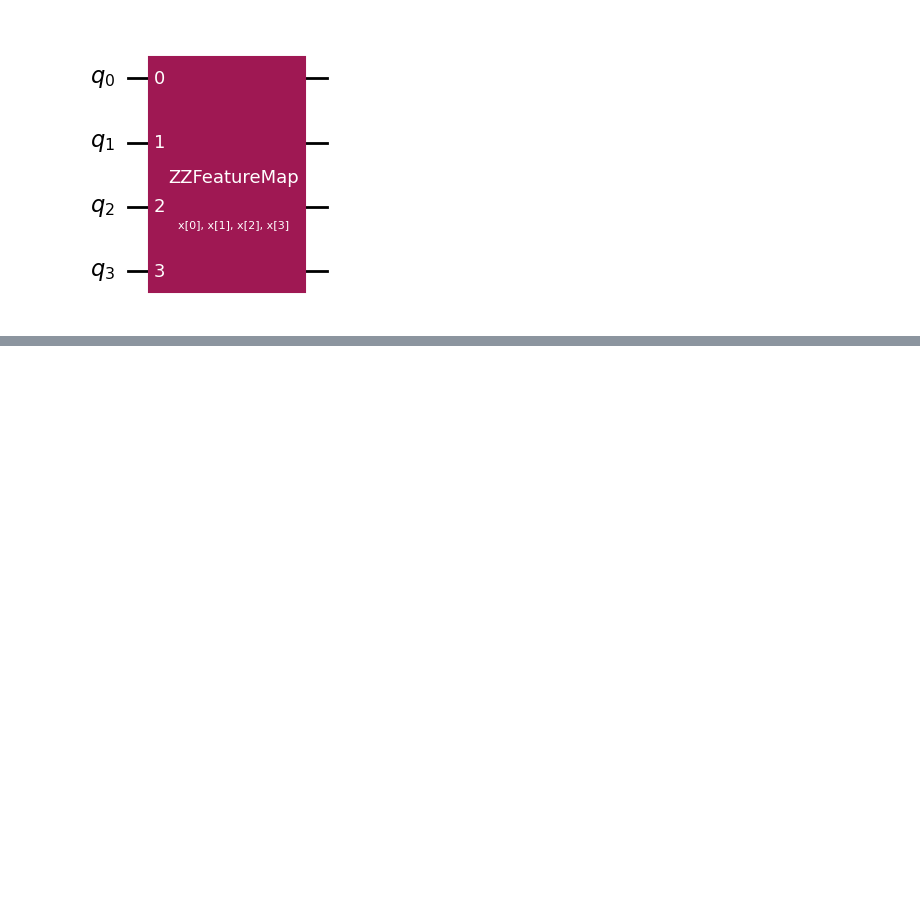
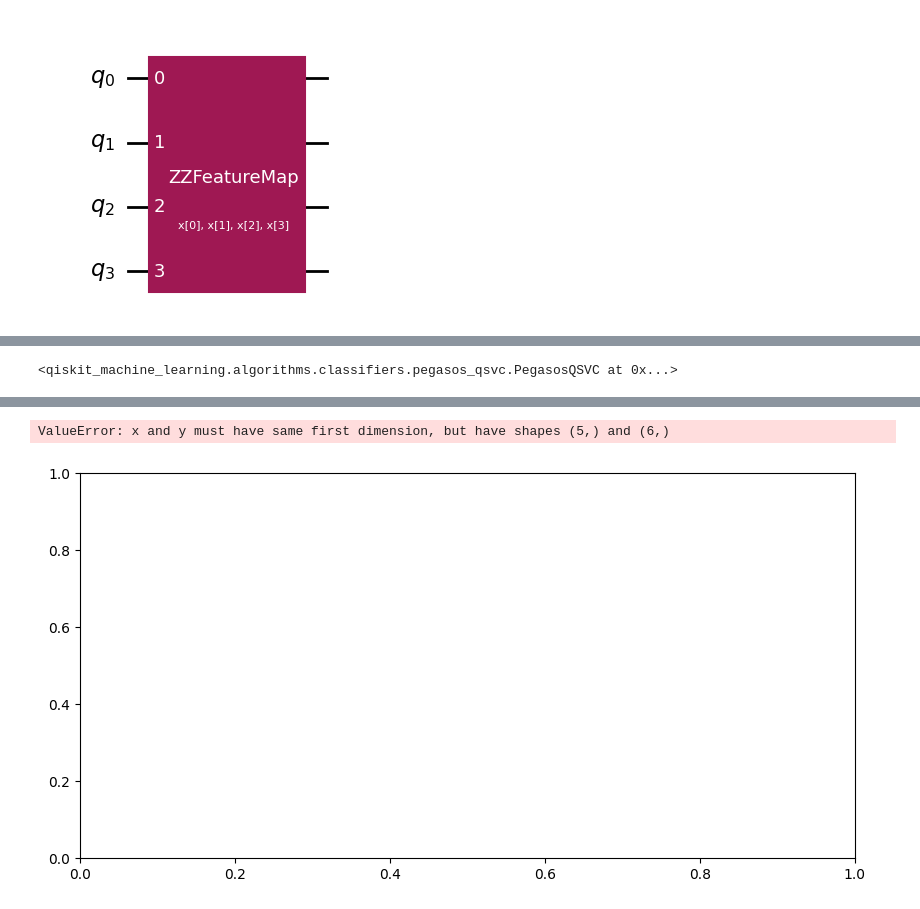
Before and after one commit to PokhrelDeakinGitHub/Deakin_Quantum-ML_genomic, a Jupyter notebook: peg_qsvm_ZZfeatureMap.ipynb, the cells around one changed output, grey strips where cells are left out. Drawn from its saved outputs; the diff is of its cells as text; code cells hidden in the pictures; blank space fills up the shorter version.

```diff
--- a/peg_qsvm_ZZfeatureMap.ipynb
+++ b/peg_qsvm_ZZfeatureMap.ipynb
@@ -205,0 +223,75 @@ Training on part 1 started
+# %%
+pegasos_qsvc.load("/content/drive/MyDrive/Quantum_Studies_phd/PhD/QML_Genom/Pegaos_QSVM_ZZFeatureMap_epoch_3")
+# %% [output]
+<qiskit_machine_learning.algorithms.classifiers.pegasos_qsvc.PegasosQSVC at 0x...>
+# %%
+num_epochs = 3  # Specify the number of epochs
+
+# Loop over each epoch
+for epoch in range(num_epochs):
+    start_time = time.time()  # Start time for the epoch
+    epoch_train_scores = []  # Store training scores for each epoch
+
+    # Loop over each data split
+    for a in range(1, 5):
+        # Load the split data
+        train_sequences_part = np.load(f'/content/drive/MyDrive/Quantum_Studies_phd/PhD/QML_Genom/QML_genom_seq/train_sequences_parts/train_seq_{a}.npy')
+        train_labels_part = np.load(f'/content/drive/MyDrive/Quantum_Studies_phd/PhD/QML_Genom/QML_genom_seq/train_labels_parts/train_labels_{a}.npy')
+
+        print(f"Training on part {a} started")
+
+        # Perform training for each batch
+        for i in range(0, len(train_sequences_part), batch_size):
+            batch_sequences = train_sequences_part[i:i+batch_size]
+            batch_labels = train_labels_part[i:i+batch_size]
+
+            # Fit the model on the batch
+            pegasos_qsvc.fit(batch_sequences, batch_labels)
+
+            # # Optionally evaluate on training data
+            score = pegasos_qsvc.score(batch_sequences, batch_labels)
+            epoch_train_scores.append(score)
+
+            print(f"Epoch {epoch + 3}, Part {a} - Batch {i // batch_size + 1} completed")
+
+        # Optionally, save the model after each part is processed within an epoch
+        pegasos_qsvc.save(f'Pegaos_QSVM_ZZFeatureMap_after_part_{a}_epoch_{epoch+1}')
+        print(f"Model saved after part {a}, epoch {epoch+1} completed")
+
+    # Average training score for the epoch
+    average_train_score = np.mean(epoch_train_scores)
+    train_scores.append(average_train_score)
+
+    # Evaluate on the entire test dataset after each epoch
+    test_score = pegasos_qsvc.score(test_sequences[:4000], test_labels[:4000])
+    test_scores.append(test_score)
+
+    print(f"Epoch {epoch+3} - Training Score: {average_train_score:.4f}, Test Score: {test_score:.4f}")
+
+    pegasos_qsvc.save(f'Pegaos_QSVM_ZZFeatureMap_epoch_{epoch+3}')
+    print(f"Model saved after epoch {epoch+3} completed")
+
+    # Calculate the time for the epoch
+    end_time = time.time()
+    epoch_time = end_time - start_time
+    total_time += epoch_time
+
+    print(f"Epoch {epoch+3} - Time taken: {epoch_time:.2f} seconds")
+
+print(f"Total training time: {total_time:.2f} seconds")
+
+# Save scores to a file for later use
+np.save('Pegaos_QSVM_train_scores_ZZFeatureMap.npy', np.array(train_scores))
+np.save('Pegaos_QSVM_test_scores_ZZFeatureMap.npy', np.array(test_scores))
+
+# Plot the training and testing scores
+plt.figure(figsize=(10, 5))
+plt.plot(range(1, num_epochs + 3), train_scores, label='Training Score')
+plt.plot(range(1, num_epochs + 3), test_scores, label='Testing Score')
+plt.xlabel('Epoch')
+plt.ylabel('Score')
+plt.title('Training and Testing Scores per Epoch')
+plt.legend()
+plt.grid(True)
+plt.show()
+# %% [output]
@@ -205,0 +315,2 @@ Training on part 1 started
+ValueError: x and y must have same first dimension, but have shapes (5,) and (6,)
+[figure, added]
```
Also changed, not shown: parts of 3 cells of this notebook.
